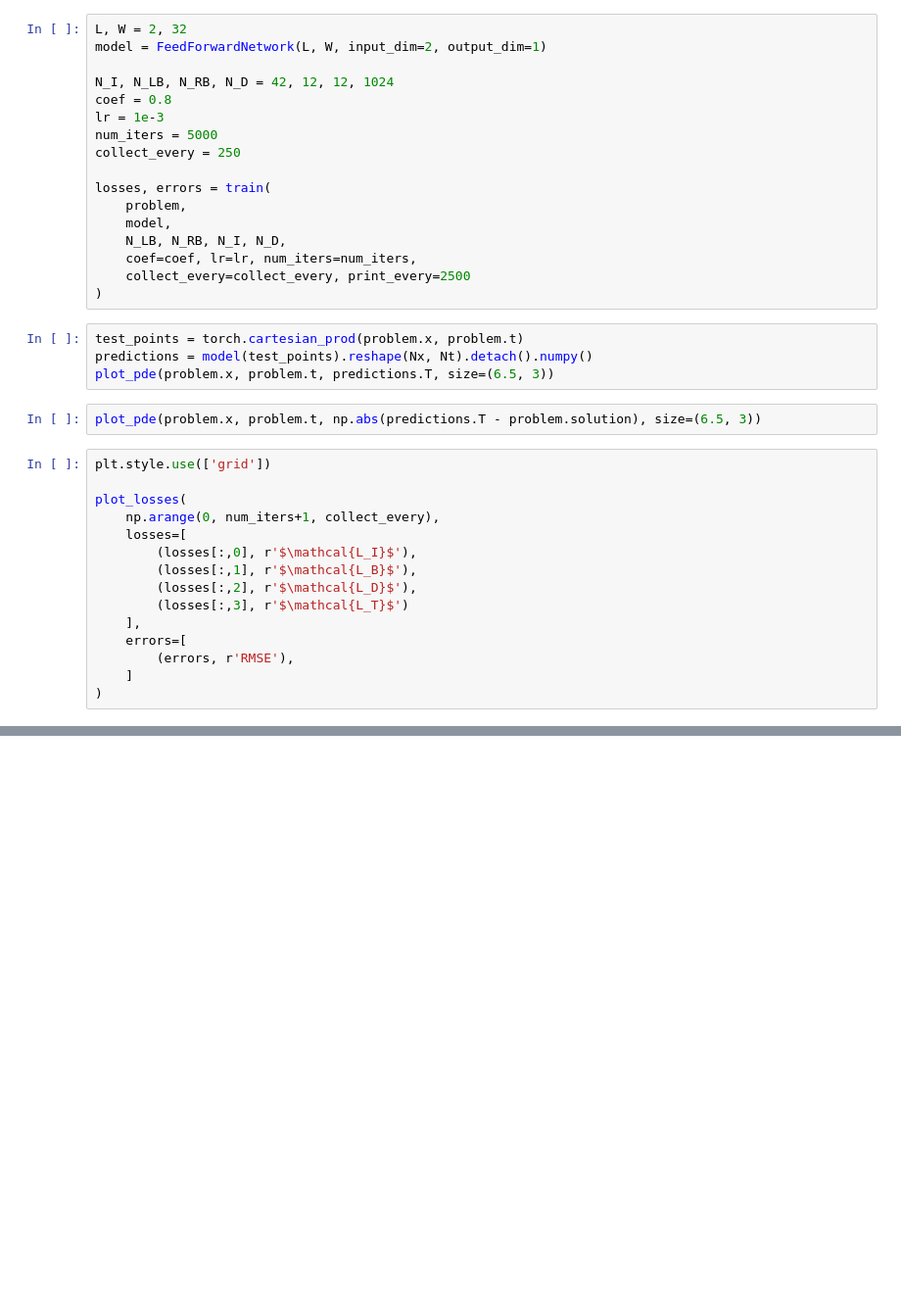
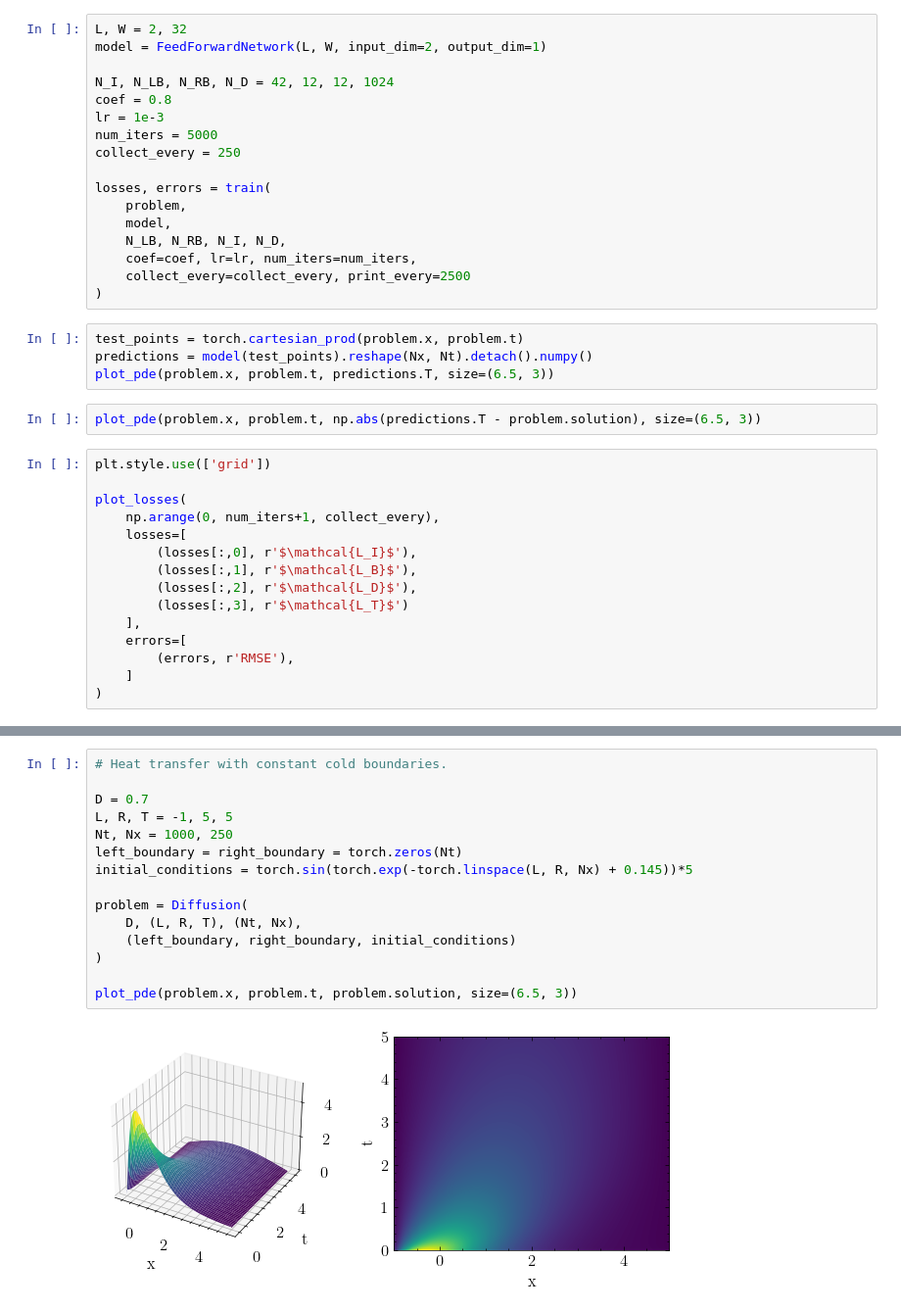
Before and after one commit to DaniilLaptev/pinns, a Jupyter notebook: code/diffusion.ipynb, the cells around one changed output, grey strips where cells are left out. Shown at 98% size. Cells and saved outputs as stored; diff of their text form; blank space fills up the shorter version.

```diff
--- a/code/diffusion.ipynb
+++ b/code/diffusion.ipynb
@@ -118,0 +178,17 @@ plot_losses(
+# %%
+# Heat transfer with constant cold boundaries.
+
+D = 0.7
+L, R, T = -1, 5, 5
+Nt, Nx = 1000, 250
+left_boundary = right_boundary = torch.zeros(Nt)
+initial_conditions = torch.sin(torch.exp(-torch.linspace(L, R, Nx) + 0.145))*5
+
+problem = Diffusion(
+    D, (L, R, T), (Nt, Nx),
+    (left_boundary, right_boundary, initial_conditions)
+)
+
+plot_pde(problem.x, problem.t, problem.solution, size=(6.5, 3))
+# %% [output]
+[figure, added]
```
Also changed, not shown: parts of 4 cells of this notebook, 5 other files.
